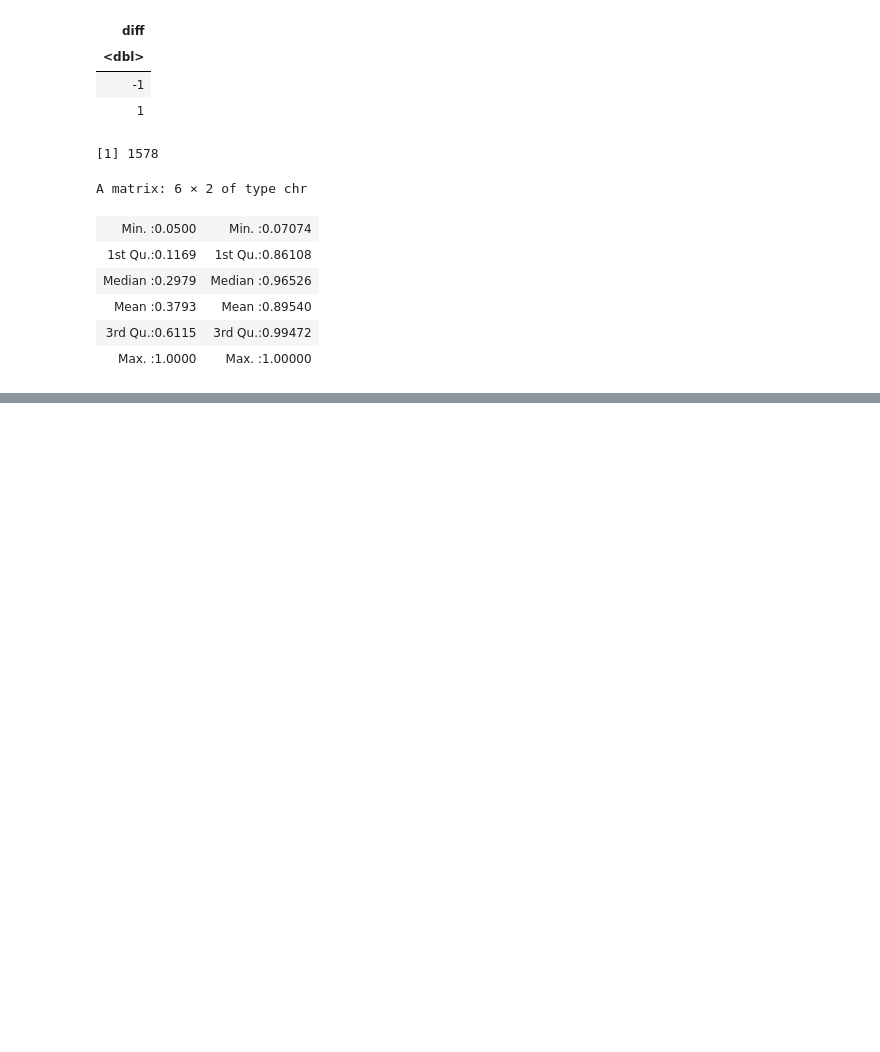
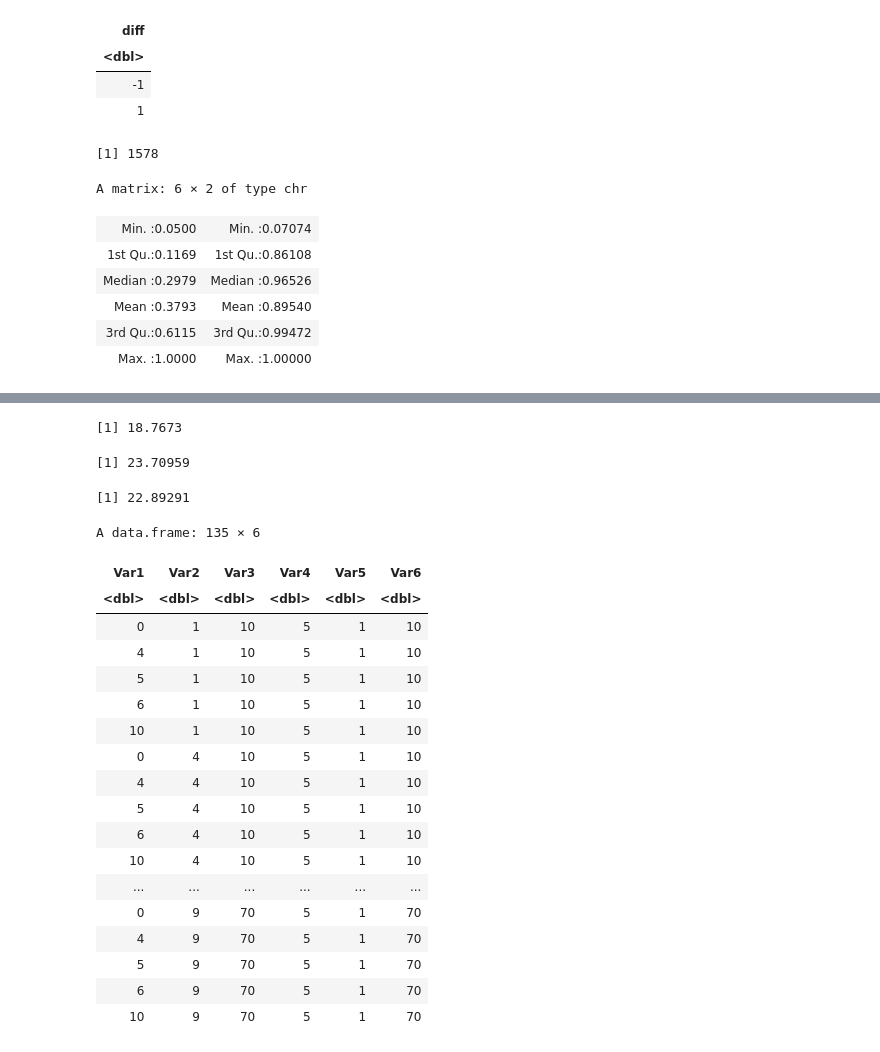
Before and after one commit to hkopanski/502_final_project, a Jupyter notebook: 502_Project.ipynb, the cells around one changed output, grey strips where cells are left out. Cells and saved outputs as stored; diff of their text form; code cells hidden in the pictures; blank space fills up the shorter version.

```diff
--- a/502_Project.ipynb
+++ b/502_Project.ipynb
@@ -1037,0 +1066,30 @@ summary(test_results[[9]]["Power"])
+# %%
+df_data %>% filter(currentSmoker == 1) %>% pull(sysBP) %>% sample_variance() %>% sqrt()
+df_data %>% filter(currentSmoker == 0) %>% pull(sysBP) %>% sample_variance() %>% sqrt()
+df_data %>% pull(sysBP) %>% sample_variance() %>% sqrt()
+# %% [output]
+[1] 18.7673
+[1] 23.70959
+[1] 22.89291
+# %%
+df_combo
+# %% [output]
+A data.frame: 135 × 6
+| Var1 | Var2 | Var3 | Var4 | Var5 | Var6 |
+| <dbl> | <dbl> | <dbl> | <dbl> | <dbl> | <dbl> |
+| 0 | 1 | 10 | 5 | 1 | 10 |
+| 4 | 1 | 10 | 5 | 1 | 10 |
+| 5 | 1 | 10 | 5 | 1 | 10 |
+| 6 | 1 | 10 | 5 | 1 | 10 |
+| 10 | 1 | 10 | 5 | 1 | 10 |
+| 0 | 4 | 10 | 5 | 1 | 10 |
+| 4 | 4 | 10 | 5 | 1 | 10 |
+| 5 | 4 | 10 | 5 | 1 | 10 |
+| 6 | 4 | 10 | 5 | 1 | 10 |
+| 10 | 4 | 10 | 5 | 1 | 10 |
+| ... | ... | ... | ... | ... | ... |
+| 0 | 9 | 70 | 5 | 1 | 70 |
+| 4 | 9 | 70 | 5 | 1 | 70 |
+| 5 | 9 | 70 | 5 | 1 | 70 |
+| 6 | 9 | 70 | 5 | 1 | 70 |
+| 10 | 9 | 70 | 5 | 1 | 70 |
```
Also changed, not shown: parts of 6 cells of this notebook, 2 other files.
